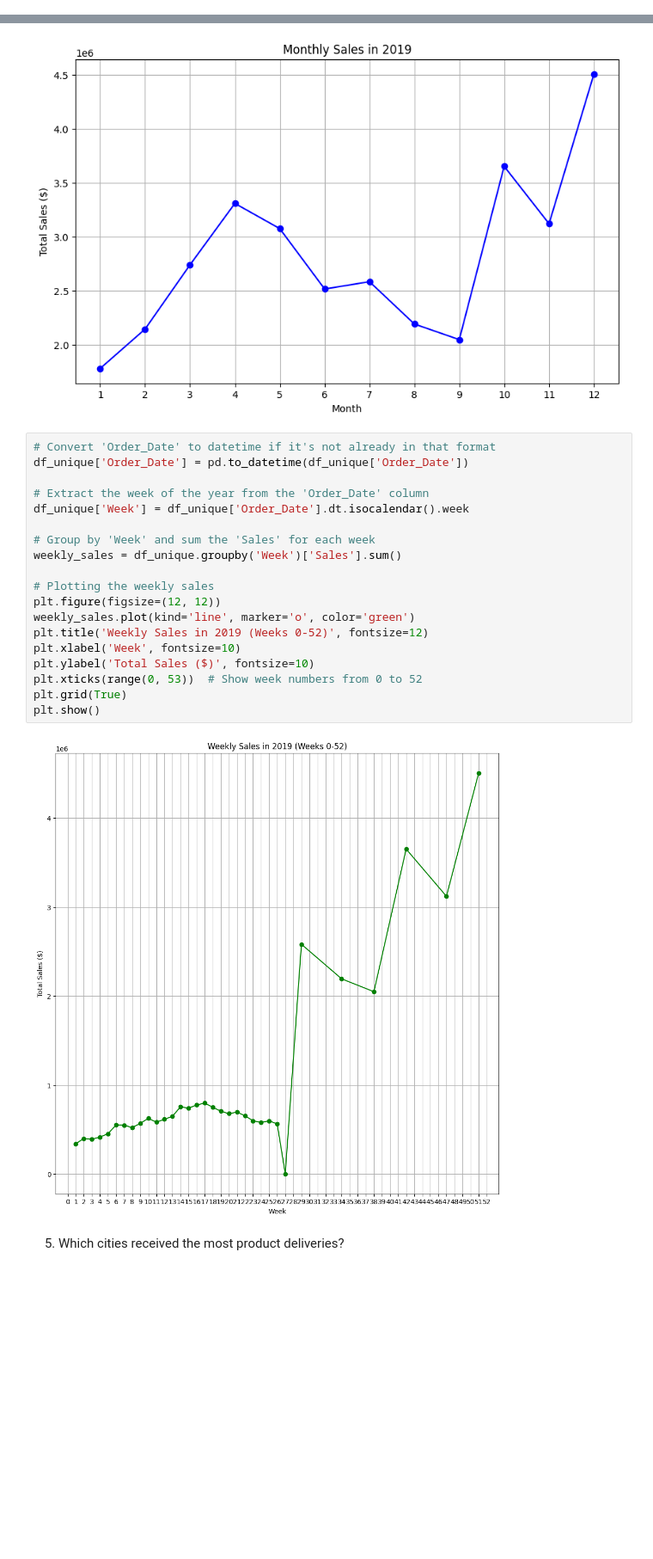
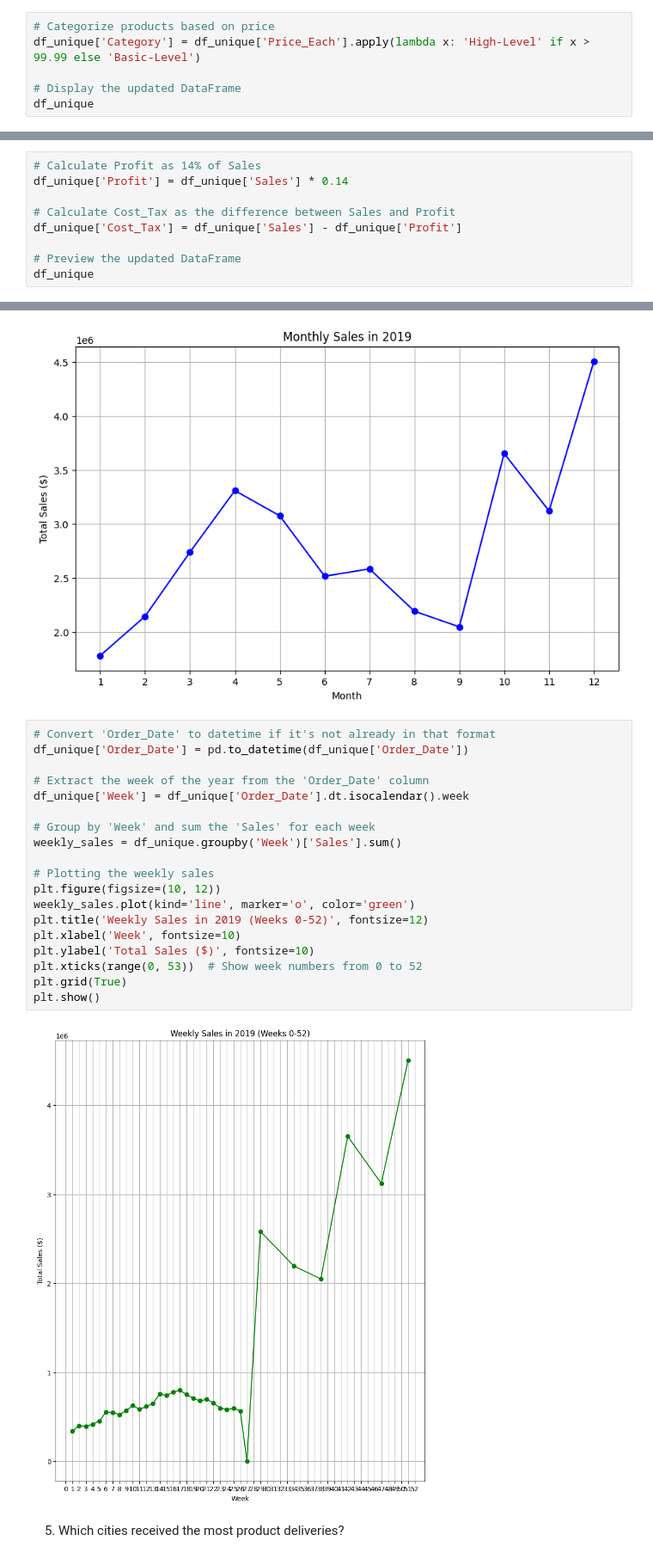
Before and after one commit to SamuelAsong/Comprehensive-Power-BI-Dashboard-for-Sales-Insights, a Jupyter notebook: notebook/sales.ipynb, the cells around one changed output, grey strips where cells are left out. Shown at 86% size. Cells and saved outputs as stored; diff of their text form; blank space fills up the shorter version.

```diff
--- a/notebook/sales.ipynb
+++ b/notebook/sales.ipynb
@@ -1312,3 +1320,9 @@ df_unique
 | 185580 | 318448 | 20in Monitor | 1 | 109.99 | 2019-12-19 23:59:00 | 632 Park St, Portland, OR 97035 | 12 | 109.99 | ... |
 | 177064 | 310311 | 20in Monitor | 1 | 109.99 | 2019-12-19 23:59:00 | 629 13th St, Boston, MA 02215 | 12 | 109.99 | ... |
 178437 rows × 9 columns
+# %%
+# Categorize products based on price
+df_unique['Category'] = df_unique['Price_Each'].apply(lambda x: 'High-Level' if x > 99.99 else 'Basic-Level')
+
+# Display the updated DataFrame
+df_unique
@@ -1314,0 +1345,9 @@ df_unique
+# %%
+# Calculate Profit as 14% of Sales
+df_unique['Profit'] = df_unique['Sales'] * 0.14
+
+# Calculate Cost_Tax as the difference between Sales and Profit
+df_unique['Cost_Tax'] = df_unique['Sales'] - df_unique['Profit']
+
+# Preview the updated DataFrame
+df_unique
@@ -1497,24 +1550,24 @@ plt.show()
 # %%
 # Convert 'Order_Date' to datetime if it's not already in that format
 df_unique['Order_Date'] = pd.to_datetime(df_unique['Order_Date'])
 
 # Extract the week of the year from the 'Order_Date' column
 df_unique['Week'] = df_unique['Order_Date'].dt.isocalendar().week
 
 # Group by 'Week' and sum the 'Sales' for each week
 weekly_sales = df_unique.groupby('Week')['Sales'].sum()
 
 # Plotting the weekly sales
-plt.figure(figsize=(12, 12))
+plt.figure(figsize=(10, 12))
 weekly_sales.plot(kind='line', marker='o', color='green')
 plt.title('Weekly Sales in 2019 (Weeks 0-52)', fontsize=12)
 plt.xlabel('Week', fontsize=10)
 plt.ylabel('Total Sales ($)', fontsize=10)
 plt.xticks(range(0, 53))  # Show week numbers from 0 to 52
 plt.grid(True)
 plt.show()
 # %% [output]
-[figure, old version]
+[figure, new version]
 # %% [markdown]
 5. Which cities received the most product deliveries?
 # %%
```
Also changed, not shown: parts of 12 cells of this notebook.
